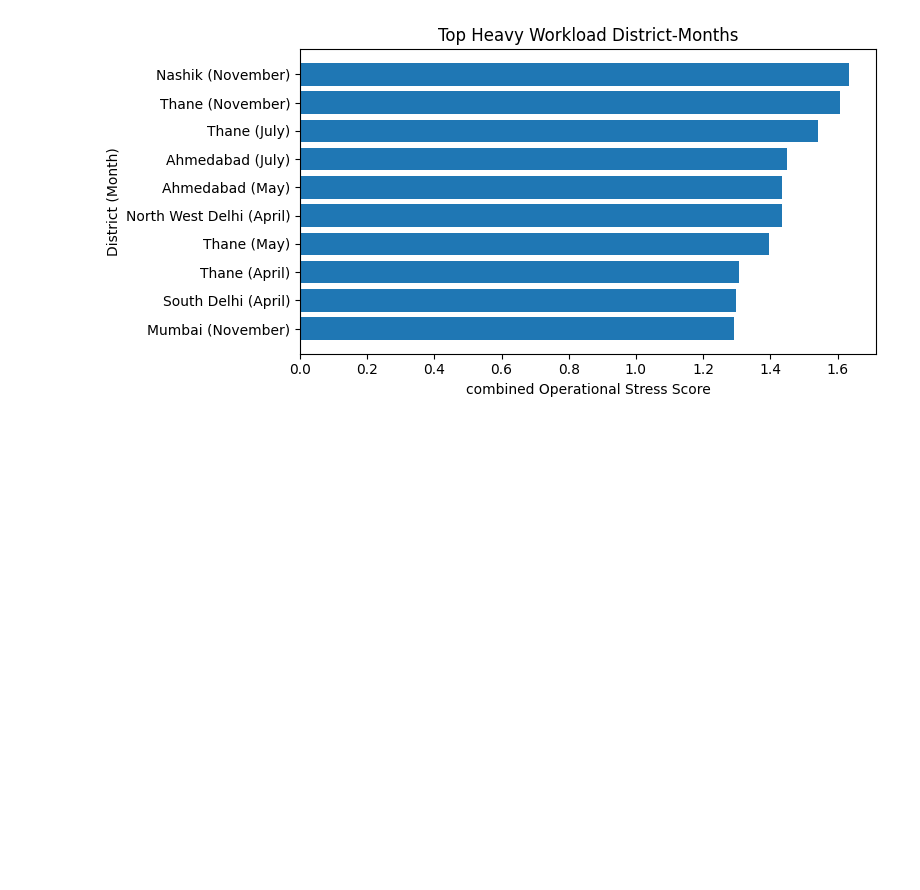
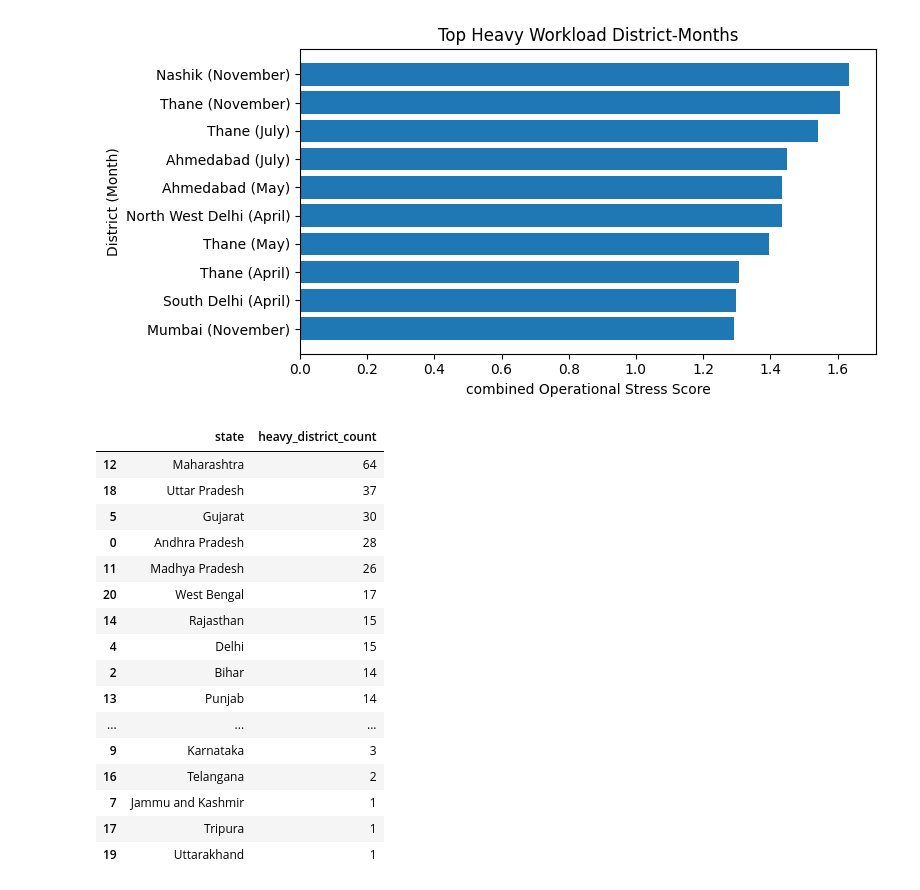
Before and after one commit to ashu977/UIDAI_2026, a Jupyter notebook: EDA_2.ipynb, the cells around one changed output. Cells and saved outputs as stored; diff of their text form; code cells hidden in the pictures; blank space fills up the shorter version.

```diff
--- a/EDA_2.ipynb
+++ b/EDA_2.ipynb
@@ -324,0 +339,20 @@ plt.show()
+# %%
+state_month_heavy
+# %% [output]
+|  | state | heavy_district_count |
+| 12 | Maharashtra | 64 |
+| 18 | Uttar Pradesh | 37 |
+| 5 | Gujarat | 30 |
+| 0 | Andhra Pradesh | 28 |
+| 11 | Madhya Pradesh | 26 |
+| 20 | West Bengal | 17 |
+| 14 | Rajasthan | 15 |
+| 4 | Delhi | 15 |
+| 2 | Bihar | 14 |
+| 13 | Punjab | 14 |
+| ... | ... | ... |
+| 9 | Karnataka | 3 |
+| 16 | Telangana | 2 |
+| 7 | Jammu and Kashmir | 1 |
+| 17 | Tripura | 1 |
+| 19 | Uttarakhand | 1 |
```
Also changed, not shown: parts of 8 cells of this notebook.
